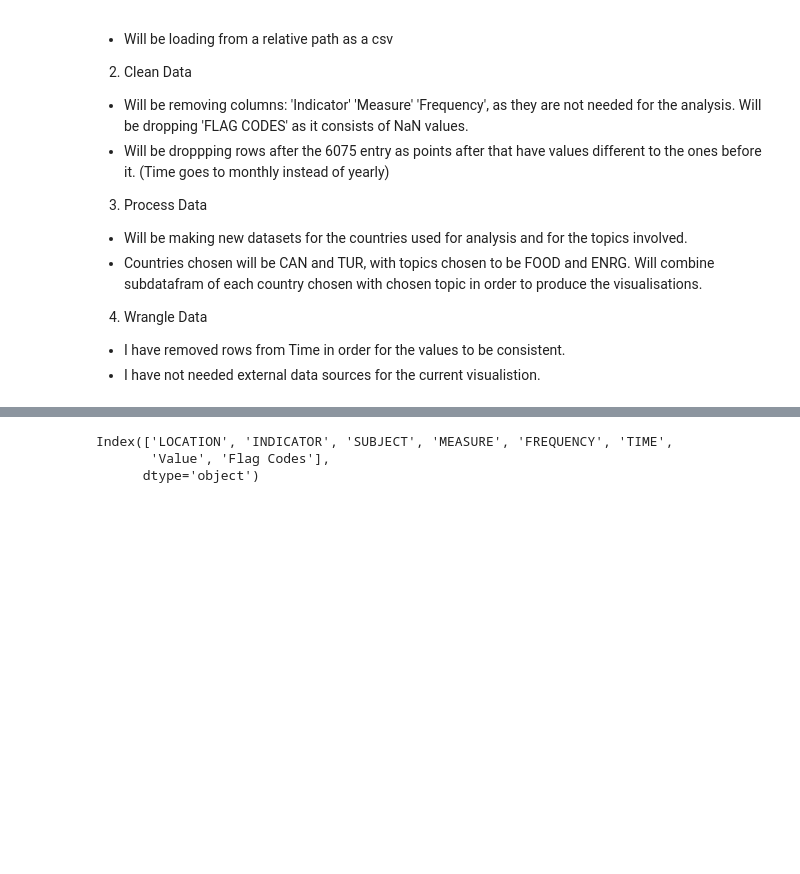
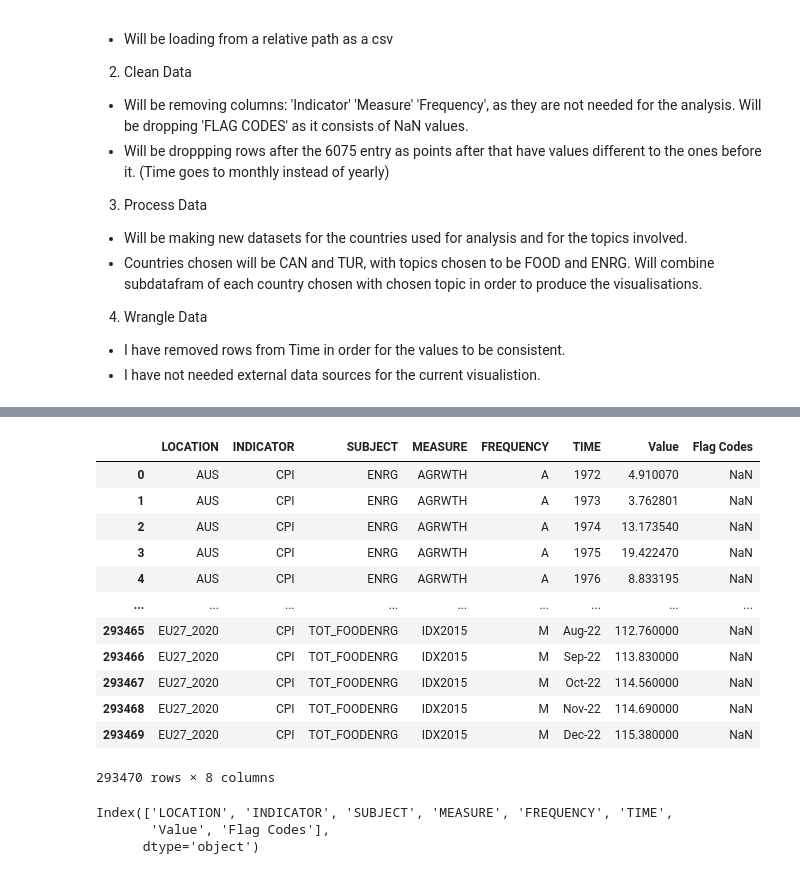
Before and after one commit to ubco-W2022T2-data301/project-group-group19, a Jupyter notebook: analysis/analysis3.ipynb, the cells around one changed output, grey strips where cells are left out. Cells and saved outputs as stored; diff of their text form; code cells hidden in the pictures; blank space fills up the shorter version.

```diff
--- a/analysis/analysis3.ipynb
+++ b/analysis/analysis3.ipynb
@@ -46,7 +28,20 @@ import code10
 # %%
-from code10 import project_functions3 as cdf
-df = cdf.load_and_process('./../data/raw/Inflationdataset.csv')
+df = pd.read_csv('./../data/raw/Inflationdataset.csv')
 df
+# %% [output]
+|  | LOCATION | INDICATOR | SUBJECT | MEASURE | FREQUENCY | TIME | Value | Flag Codes |
+| 0 | AUS | CPI | ENRG | AGRWTH | A | 1972 | 4.910070 | NaN |
+| 1 | AUS | CPI | ENRG | AGRWTH | A | 1973 | 3.762801 | NaN |
+| 2 | AUS | CPI | ENRG | AGRWTH | A | 1974 | 13.173540 | NaN |
+| 3 | AUS | CPI | ENRG | AGRWTH | A | 1975 | 19.422470 | NaN |
+| 4 | AUS | CPI | ENRG | AGRWTH | A | 1976 | 8.833195 | NaN |
+| ... | ... | ... | ... | ... | ... | ... | ... | ... |
+| 293465 | EU27_2020 | CPI | TOT_FOODENRG | IDX2015 | M | Aug-22 | 112.760000 | NaN |
+| 293466 | EU27_2020 | CPI | TOT_FOODENRG | IDX2015 | M | Sep-22 | 113.830000 | NaN |
+| 293467 | EU27_2020 | CPI | TOT_FOODENRG | IDX2015 | M | Oct-22 | 114.560000 | NaN |
+| 293468 | EU27_2020 | CPI | TOT_FOODENRG | IDX2015 | M | Nov-22 | 114.690000 | NaN |
+| 293469 | EU27_2020 | CPI | TOT_FOODENRG | IDX2015 | M | Dec-22 | 115.380000 | NaN |
+293470 rows × 8 columns
 # %%
 df.columns
 # to understand the columns we have, alongside the values in the columns
```
Also changed, not shown: parts of 9 cells of this notebook, 3 other files.
